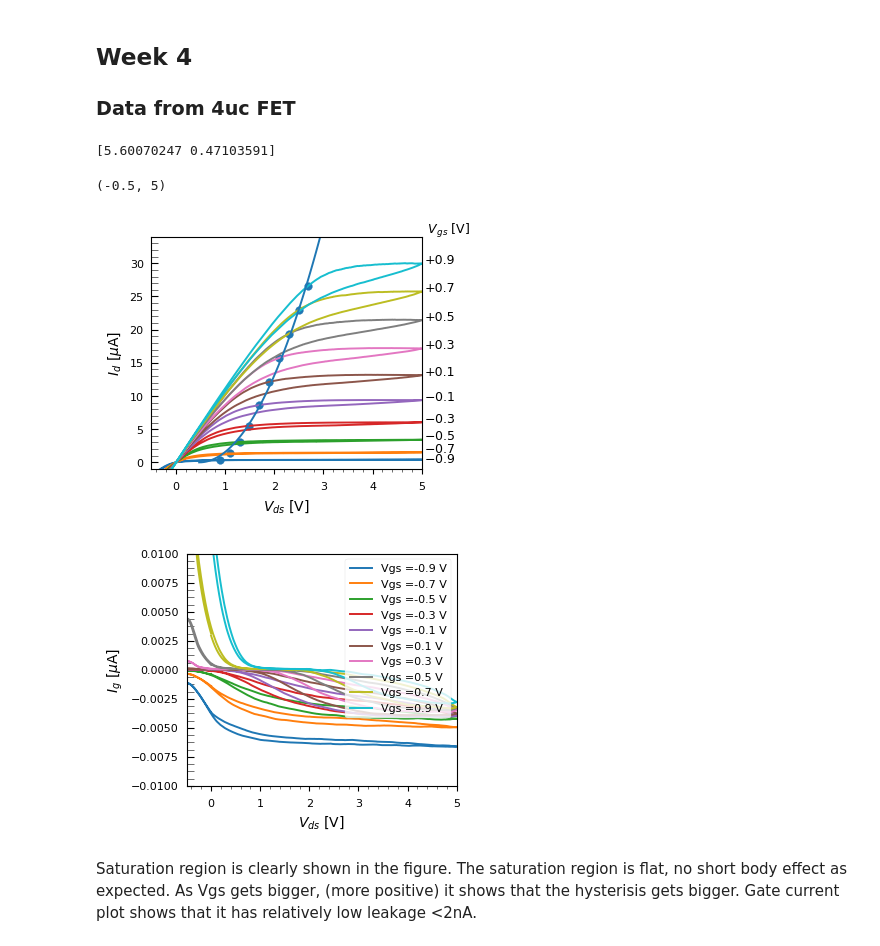
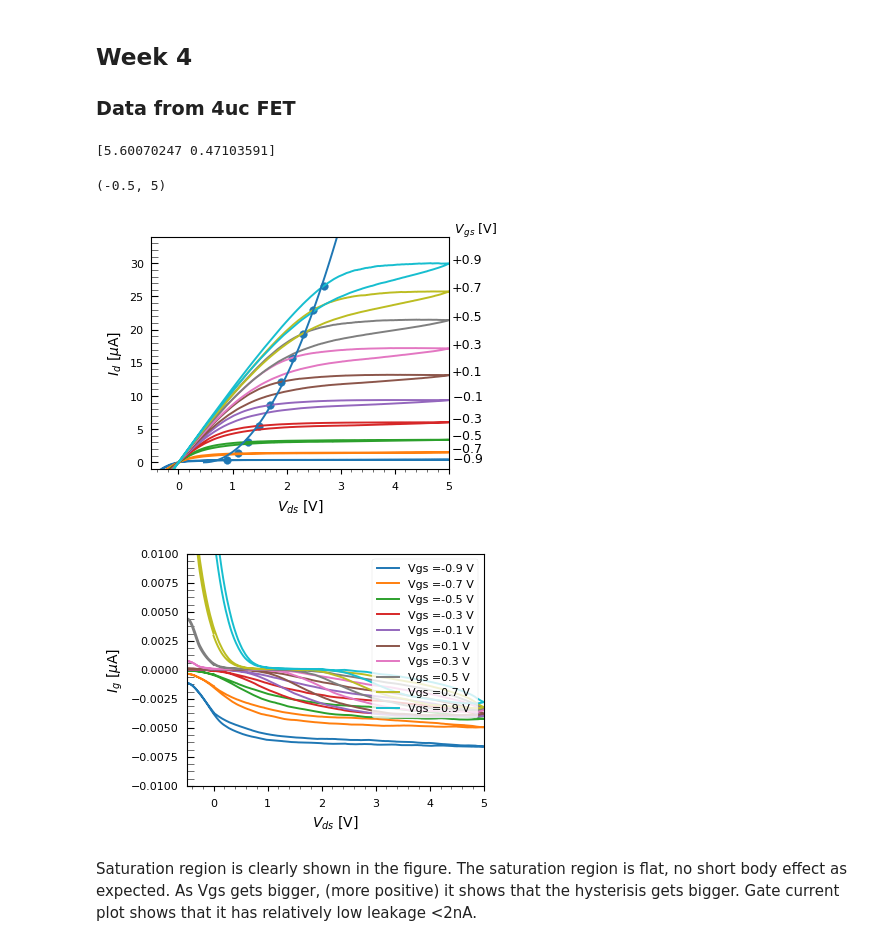
Before and after one commit to prabowobagas/Jupyter-Notebook-Thesis, a Jupyter notebook: Weekly Journal.ipynb, the cells around one changed output. Cells and saved outputs as stored; diff of their text form; code cells hidden in the pictures.

```diff
--- a/Weekly Journal.ipynb
+++ b/Weekly Journal.ipynb
@@ -333,39 +333,39 @@ ax.scatter(Vds_tuple, Ids_tuple)
 
 
 ## Plot setting for fig1 (Id vs Vds)
 # ax.set_title('100$\mu m^2$ Gate Area')
 ax.set_xlabel('$V_{ds}$ [V]', fontsize=10)
 ax.set_ylabel('$I_{d}$ [$\mu$A]', fontsize=10)
 # ax.legend(bbox_to_anchor=(1.05, 1), loc=2)
 ax.set_xlim(-0.5, 5)
 ax.set_ylim(-1, 34)
 ax.minorticks_on()
 ax.tick_params(axis = 'y', which = 'both', length=5, direction='in')
 ax.tick_params(axis = 'both', which = 'minor', labelsize = 9)
 ax.text(5+0.05, 34+0.5, ' $V_{gs}$ [V]',  withdash=False, fontsize=9) # Vgs label is set manually
-fig1.set_size_inches(plot_width, plot_height*1.4)
-#fig1.savefig('Figures\\Dev15_Vds_sweep-Ids.pdf', format='pdf', bbox_inches='tight')
+fig1.set_size_inches(plot_width*1.1, plot_height*1.4)
+fig1.savefig('Figures\\Dev16_Vds_sweep-Ids.pdf', format='pdf', bbox_inches='tight')
 
 
 ## plot setting for fig2 (Ig vs Vds)
 ax2.legend(prop={'size': 8}, loc=1, bbox_to_anchor=(1,1), bbox_transform=ax2.transAxes)
 # ax2.set_title('100$\mu m^2$ Gate Area')
 ax2.set_xlabel('$V_{ds}$ [V]', fontsize=10)
 ax2.set_ylabel('$I_{g}$ [$\mu$A]', fontsize=10)
 ax2.minorticks_on()
 ax2.tick_params(axis = 'y', which = 'both', length=5, direction='in')
 ax2.tick_params(axis = 'both', which = 'minor', labelsize = 9)
-fig2.set_size_inches(plot_width , plot_height*1.4)
+fig2.set_size_inches(plot_width*1.1, plot_height*1.4)
 ax2.set_ylim(-0.01, 0.01)
 ax2.set_xlim(-0.5, 5)
-#fig2.savefig('Figures\\Dev15_Vds_sweep-Igs.pdf', format='pdf', bbox_inches='tight')
+#fig2.savefig('Figures\\Dev16_Vds_sweep-Igs.pdf', format='pdf', bbox_inches='tight')
 
 # Fig 3 setting
 # %% [output]
 [5.60070247 0.47103591]
 (-0.5, 5)
-[figure, old version]
+[figure, new version]
-[figure, old version]
+[figure, new version]
 # %% [markdown]
 Saturation region is clearly shown in the figure. The saturation region is flat, no short body effect as expected. As Vgs gets bigger, (more positive) it shows that the hysterisis gets bigger. Gate current plot shows that it has relatively low leakage <2nA.
 # %%
```
Also changed, not shown: parts of 7 cells of this notebook, 9 other files.
